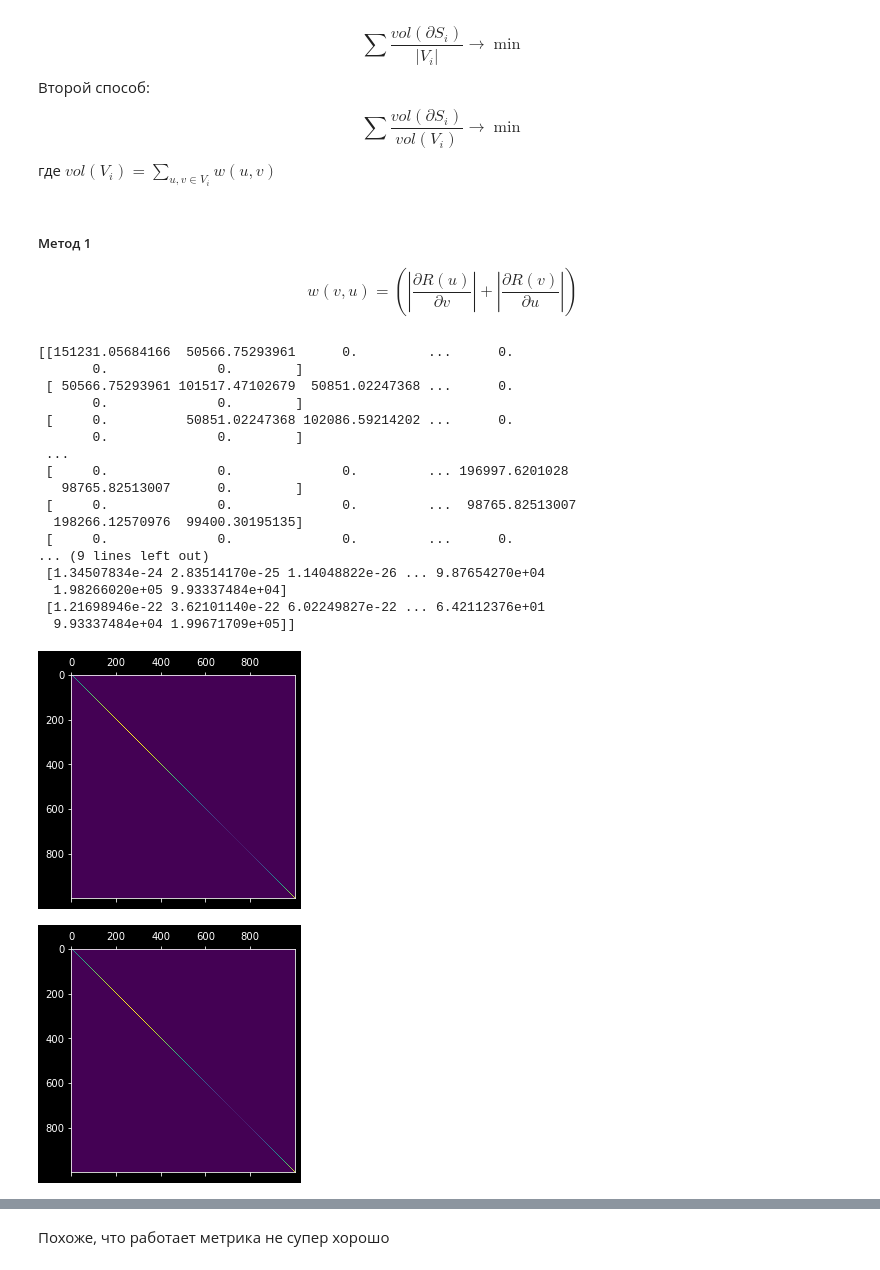
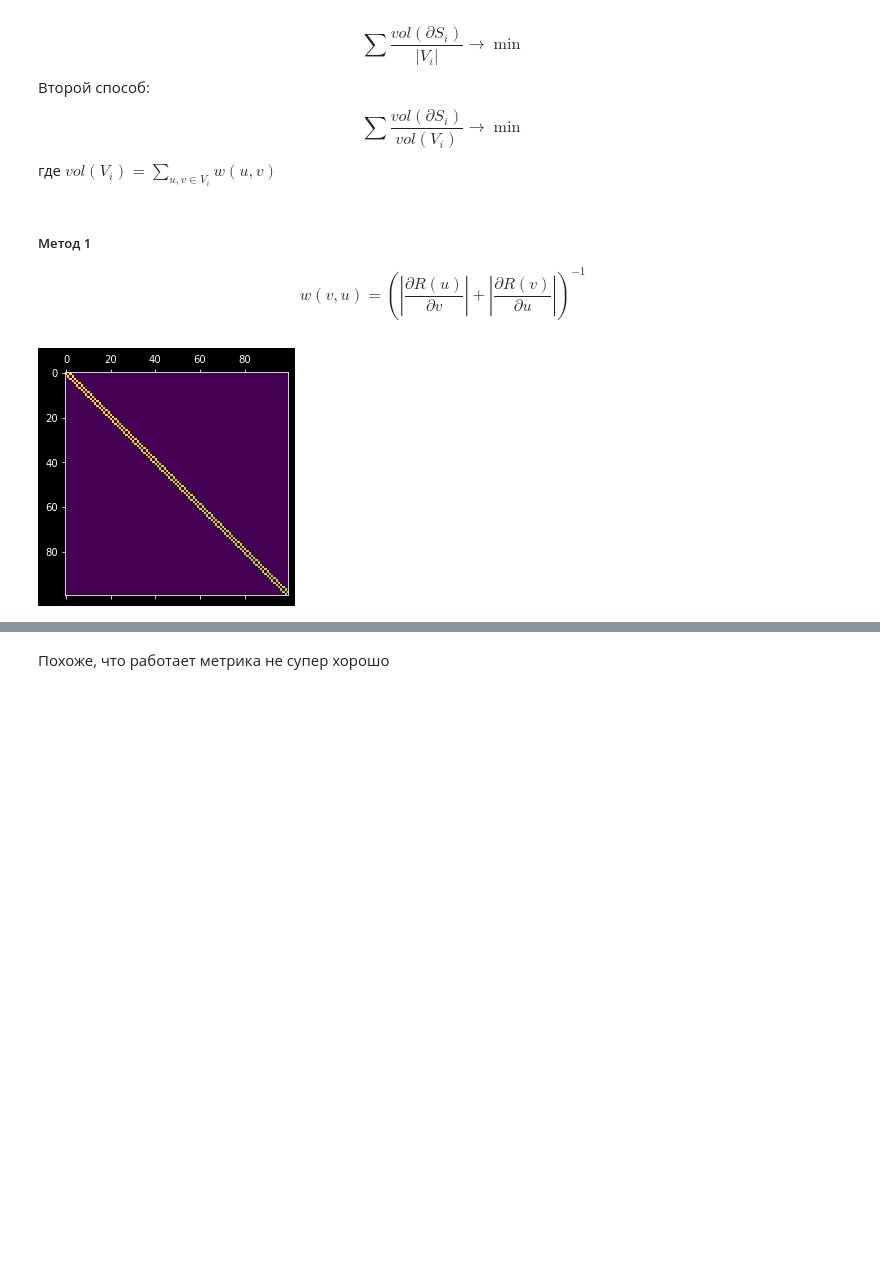
Before and after one commit to animih/aspen-study, a Jupyter notebook: notebooks/Test1.ipynb, the cells around one changed output, grey strips where cells are left out. Drawn from its saved outputs; the diff is of its cells as text; code cells hidden in the pictures; blank space fills up the shorter version.

```diff
--- a/notebooks/Test1.ipynb
+++ b/notebooks/Test1.ipynb
@@ -52,6 +52,8 @@ plt.plot(x0)
 [figure]
 # %% [markdown]
 Такое начальное условие выбрано для динамики, позднее на графиках будет видно как решение меняется по времени
+# %%
+test = wrapper.test_decorator(wrapper.test)
 # %%
 param = {
     'Nx': Nx,
@@ -59,7 +61,9 @@ param = {
 }
 nl_solver = newton(1e-2, kmax = 14, crit_abs = 1e-3)
 solver_cl = one_phase(param, D, nl_solver)
-X_cl, message, t_new = wrapper.calc(solver_cl, x0, bd1, bd2)
+solver_cl.x0 = np.copy(x0)
+solver_cl.setBoundary(bd1, bd2)
+X_cl, message, t_new = test(solver_cl, x0, sample_size = 5)
 # %% [output]
 test started
 verdict : OK
@@ -138,5 +142,5 @@ $$
 # %% [markdown]
 ##### Метод 1
 $$
-w(v, u) =  (|\frac{\partial R(u)}{\partial v}| + |\frac{\partial R(v)}{\partial u}|)
+w(v, u) =  (|\frac{\partial R(u)}{\partial v}| + |\frac{\partial R(v)}{\partial u}|)^{-1}
 $$
@@ -143,30 +150,16 @@ $$
 # %%
 # Matrix of Weights
-Jf = partion.precompute_Jf(solver_cl, X[:, 40], Nx)
-func = lambda i, j: m1(solver_cl, Jf, i, j)
-A = partion.adj_matrix(func, Nx, sc = 1)
-B = partion.adj_matrix(func, Nx, sc = 2)
-plt.matshow(A)
-plt.matshow(B)
-print(A, B)
-#plt.show()
+M = 5
+A = np.zeros((Nx, Nx))
+for i in range(M):
+    step = Nt//M
+    Jf = partion.precompute_Jf(solver_cl, X_cl[:, i*step], Nx)
+    func = lambda i, j: m1(solver_cl, Jf, i, j)
+    B = partion.adj_matrix(func, Nx)
+    B /= np.max(B)
+    A += B
+A /= M
+plt.matshow(A[150:250, 150:250])
+plt.show()
 # %% [output]
-[[151231.05684166  50566.75293961      0.         ...      0.
-       0.              0.        ]
- [ 50566.75293961 101517.47102679  50851.02247368 ...      0.
-       0.              0.        ]
- [     0.          50851.02247368 102086.59214202 ...      0.
-       0.              0.        ]
- ...
- [     0.              0.              0.         ... 196997.6201028
-   98765.82513007      0.        ]
- [     0.              0.              0.         ...  98765.82513007
-  198266.12570976  99400.30195135]
- [     0.              0.              0.         ...      0.
-... (9 lines left out)
- [1.34507834e-24 2.83514170e-25 1.14048822e-26 ... 9.87654270e+04
-  1.98266020e+05 9.93337484e+04]
- [1.21698946e-22 3.62101140e-22 6.02249827e-22 ... 6.42112376e+01
-  9.93337484e+04 1.99671709e+05]]
-[figure, old version]
+[figure, new version]
-[figure, removed]
```
Also changed, not shown: parts of 55 cells of this notebook, 2 other files.
